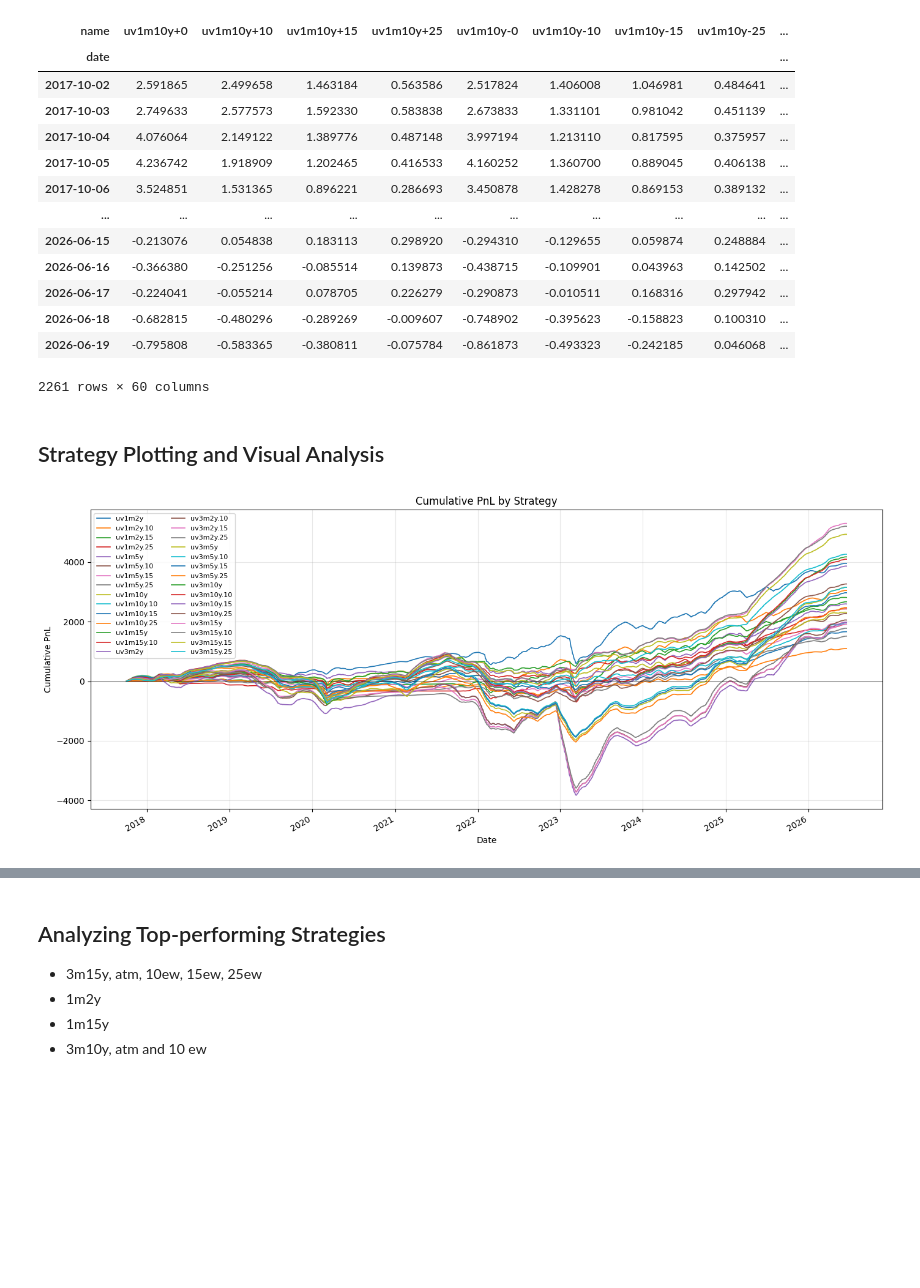
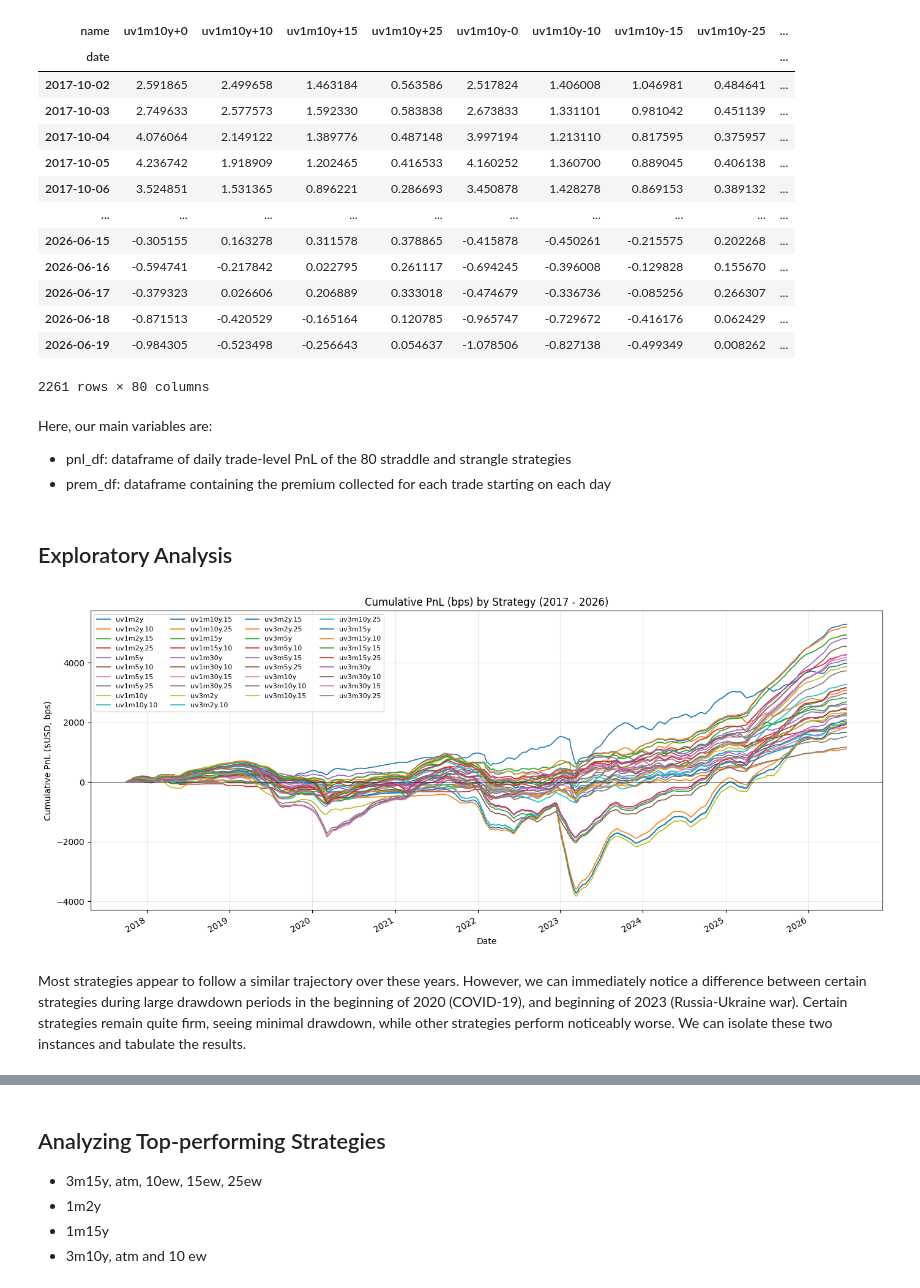
Before and after one commit to krystllize/datavisualizations-CS2120A, a Jupyter notebook: large_backtesting.ipynb, the cells around one changed output, grey strips where cells are left out. Saved outputs shown, nothing was run; the diff lists cells and outputs as text; code cells hidden in the pictures; blank space fills up the shorter version.

```diff
--- a/large_backtesting.ipynb
+++ b/large_backtesting.ipynb
@@ -14,11 +34,13 @@ das = das_con(server = "https://dastor-uat.bns/api/gafedas/das")
 all_trades = ['uv1m2y+0','uv1m2y-0','uv1m2y+10','uv1m2y-10','uv1m2y+15','uv1m2y-15','uv1m2y+25','uv1m2y-25',
               'uv1m5y+0','uv1m5y-0','uv1m5y+10','uv1m5y-10','uv1m5y+15','uv1m5y-15','uv1m5y+25','uv1m5y-25',
               'uv1m10y+0','uv1m10y-0','uv1m10y+10','uv1m10y-10','uv1m10y+15','uv1m10y-15','uv1m10y+25','uv1m10y-25',
-              'uv1m15y+0','uv1m15y-0','uv1m15y+10','uv1m15y-10',
+              'uv1m15y+0','uv1m15y-0','uv1m15y+10','uv1m15y-10','uv1m15y+15','uv1m15y-15','uv1m15y+25','uv1m15y-25',
+              'uv1m30y+0','uv1m30y-0','uv1m30y+10','uv1m30y-10','uv1m30y+15','uv1m30y-15','uv1m30y+25','uv1m30y-25',
               'uv3m2y+0','uv3m2y-0','uv3m2y+10','uv3m2y-10','uv3m2y+15','uv3m2y-15','uv3m2y+25','uv3m2y-25',
               'uv3m5y+0','uv3m5y-0','uv3m5y+10','uv3m5y-10','uv3m5y+15','uv3m5y-15','uv3m5y+25','uv3m5y-25',
               'uv3m10y+0','uv3m10y-0','uv3m10y+10','uv3m10y-10','uv3m10y+15','uv3m10y-15','uv3m10y+25','uv3m10y-25',
-              'uv3m15y+0','uv3m15y-0','uv3m15y+10','uv3m15y-10','uv3m15y+15','uv3m15y-15','uv3m15y+25','uv3m15y-25']
+              'uv3m15y+0','uv3m15y-0','uv3m15y+10','uv3m15y-10','uv3m15y+15','uv3m15y-15','uv3m15y+25','uv3m15y-25',
+              'uv3m30y+0','uv3m30y-0','uv3m30y+10','uv3m30y-10','uv3m30y+15','uv3m30y-15','uv3m30y+25','uv3m30y-25']
 
 start_date = '2017-10-02'
 end_date = '2026-06-19'
@@ -43,10 +65,10 @@ df_pivot
 | 2017-10-05 | 4.236742 | 1.918909 | 1.202465 | 0.416533 | 4.160252 | 1.360700 | 0.889045 | 0.406138 | ... |
 | 2017-10-06 | 3.524851 | 1.531365 | 0.896221 | 0.286693 | 3.450878 | 1.428278 | 0.869153 | 0.389132 | ... |
 | ... | ... | ... | ... | ... | ... | ... | ... | ... | ... |
-| 2026-06-15 | -0.213076 | 0.054838 | 0.183113 | 0.298920 | -0.294310 | -0.129655 | 0.059874 | 0.248884 | ... |
-| 2026-06-16 | -0.366380 | -0.251256 | -0.085514 | 0.139873 | -0.438715 | -0.109901 | 0.043963 | 0.142502 | ... |
-| 2026-06-17 | -0.224041 | -0.055214 | 0.078705 | 0.226279 | -0.290873 | -0.010511 | 0.168316 | 0.297942 | ... |
-| 2026-06-18 | -0.682815 | -0.480296 | -0.289269 | -0.009607 | -0.748902 | -0.395623 | -0.158823 | 0.100310 | ... |
-| 2026-06-19 | -0.795808 | -0.583365 | -0.380811 | -0.075784 | -0.861873 | -0.493323 | -0.242185 | 0.046068 | ... |
+| 2026-06-15 | -0.305155 | 0.163278 | 0.311578 | 0.378865 | -0.415878 | -0.450261 | -0.215575 | 0.202268 | ... |
+| 2026-06-16 | -0.594741 | -0.217842 | 0.022795 | 0.261117 | -0.694245 | -0.396008 | -0.129828 | 0.155670 | ... |
+| 2026-06-17 | -0.379323 | 0.026606 | 0.206889 | 0.333018 | -0.474679 | -0.336736 | -0.085256 | 0.266307 | ... |
+| 2026-06-18 | -0.871513 | -0.420529 | -0.165164 | 0.120785 | -0.965747 | -0.729672 | -0.416176 | 0.062429 | ... |
+| 2026-06-19 | -0.984305 | -0.523498 | -0.256643 | 0.054637 | -1.078506 | -0.827138 | -0.499349 | 0.008262 | ... |
-2261 rows × 60 columns
+2261 rows × 80 columns
 # %%
@@ -90,17 +109,24 @@ original_pnl_ts = pnl_df.copy()
+# %% [markdown]
+Here, our main variables are:
+
+- pnl_df: dataframe of daily trade-level PnL of the 80 straddle and strangle strategies
+- prem_df: dataframe containing the premium collected for each trade starting on each day
 # %% [markdown]
-## Strategy Plotting and Visual Analysis
+## Exploratory Analysis
 # %%
-import matplotlib.pyplot as plt
+# cumulative PnL across full timeframe
 
 fig, ax = plt.subplots(figsize=(14, 6))
-original_pnl_ts.cumsum().plot(ax=ax, lw=1.2)
-ax.set_title('Cumulative PnL by Strategy')
-ax.set_ylabel('Cumulative PnL')
+pnl_df.cumsum().plot(ax=ax, lw=1.2)
+ax.set_title('Cumulative PnL (bps) by Strategy (2017 - 2026)')
+ax.set_ylabel('Cumulative PnL ($USD, bps)')
 ax.set_xlabel('Date')
 ax.axhline(0, color='black', lw=0.5)
-ax.legend(loc='upper left', fontsize=8, ncol=2)
+ax.legend(loc = "upper left", fontsize=8, ncol=4)
 ax.grid(alpha=0.3)
 plt.tight_layout()
 plt.show()
 # %% [output]
-[figure, old version]
+[figure, new version]
+# %% [markdown]
+Most strategies appear to follow a similar trajectory over these years. However, we can immediately notice a difference between certain strategies during large drawdown periods in the beginning of 2020 (COVID-19), and beginning of 2023 (Russia-Ukraine war). Certain strategies remain quite firm, seeing minimal drawdown, while other strategies perform noticeably worse. We can isolate these two instances and tabulate the results.
```
Also changed, not shown: parts of 61 cells of this notebook, 3 other files.
